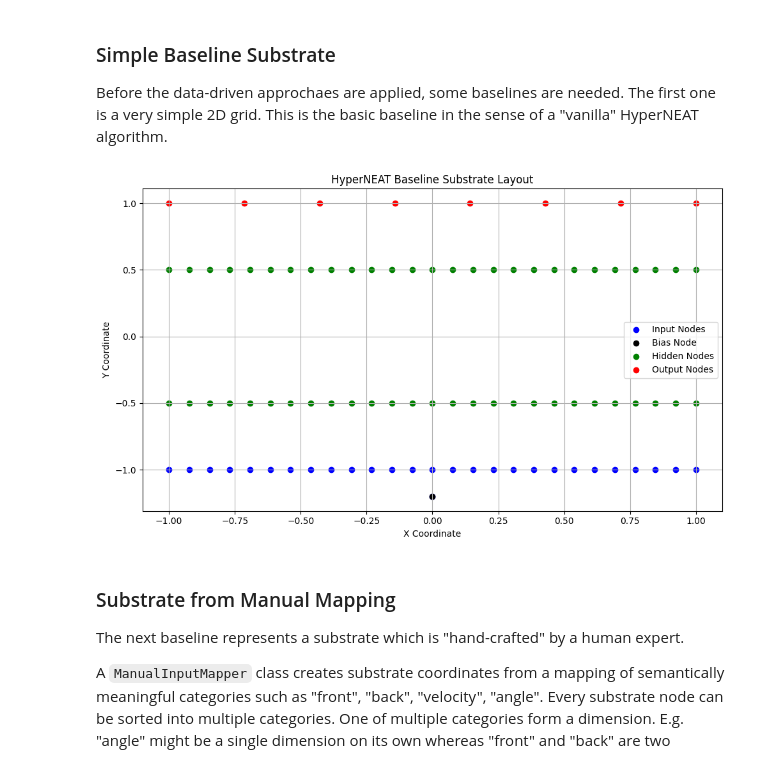
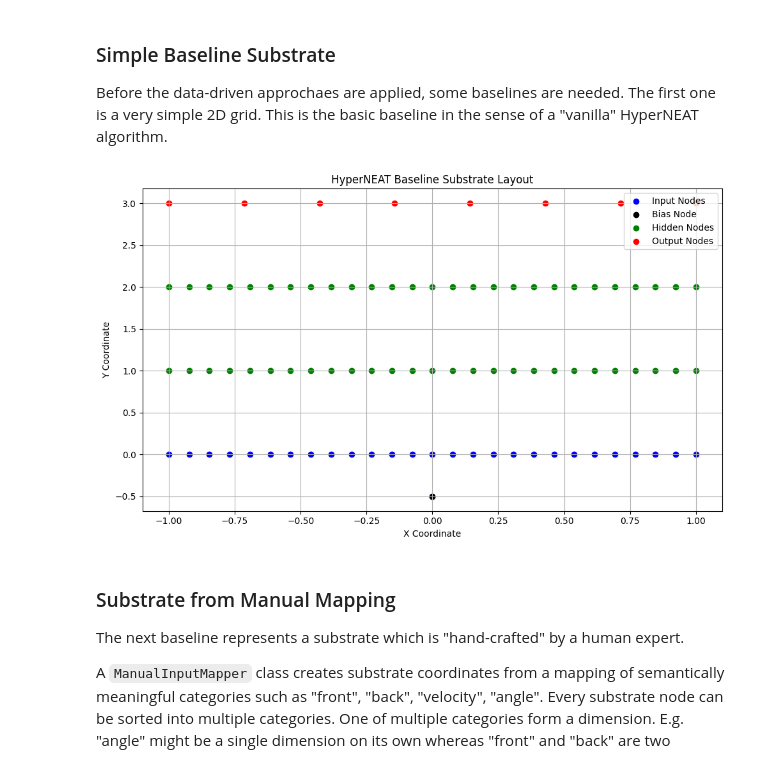
Before and after one commit to A-Gruber-IU/hyperneat_substrates, a Jupyter notebook: main.ipynb, the cells around one changed output. Saved outputs shown, nothing was run; the diff lists cells and outputs as text; code cells hidden in the pictures.

```diff
--- a/main.ipynb
+++ b/main.ipynb
@@ -139,7 +139,7 @@ data_sources = {
     "random": random_data
 }
 
-substrate_coordinates = defaultdict(lambda: defaultdict(dict))
+analysis_io_coors = defaultdict(lambda: defaultdict(dict))
 # %% [markdown]
 ## Data Analysis
 
@@ -166,8 +166,8 @@ for data_label, data_array in data_sources.items():
             hidden_depth=config["substrate"]["hidden_depth"]
         )
         input_coors, output_coors = analyzer_pca.generate_io_coordinates()
-        substrate_coordinates[data_label][f"pca{percentage}"]["input_coors"] = input_coors
-        substrate_coordinates[data_label][f"pca{percentage}"]["output_coors"] = output_coors
+        analysis_io_coors[data_label][f"pca{percentage}"]["input_coors"] = input_coors
+        analysis_io_coors[data_label][f"pca{percentage}"]["output_coors"] = output_coors
         analyzer_pca.plot_variance(save_path=f"{OUTPUT_DIR}/data_analysis/pca_variance_{percentage}_{data_label}.png")
         analyzer_pca.plot_principal_components(save_path=f"{OUTPUT_DIR}/data_analysis/pca_heatmap_{percentage}_{data_label}.png")
         print("\n")
@@ -223,8 +223,8 @@ for data_label, data_array in data_sources.items():
         hidden_depth=config["substrate"]["hidden_depth"]
     )
     input_coors, output_coors = analyzer_fa.generate_io_coordinates()
-    substrate_coordinates[data_label]["fa"]["input_coors"] = input_coors
-    substrate_coordinates[data_label]["fa"]["output_coors"] = output_coors
+    analysis_io_coors[data_label]["fa"]["input_coors"] = input_coors
+    analysis_io_coors[data_label]["fa"]["output_coors"] = output_coors
     input_coors_fa, output_coors_fa = analyzer_fa.generate_io_coordinates()
     analyzer_fa.plot_factor_loadings(save_path=f"{OUTPUT_DIR}/data_analysis/fa_heatmap_{data_label}.png")
     print("\n")
@@ -272,8 +272,8 @@ for data_label, data_array in data_sources.items():
         hidden_depth=config["substrate"]["hidden_depth"]
     )
     input_coors_sdl, output_coors_sdl = analyzer_sdl.generate_io_coordinates()
-    substrate_coordinates[data_label]["sdl"]["input_coors"] = input_coors
-    substrate_coordinates[data_label]["sdl"]["output_coors"] = output_coors
+    analysis_io_coors[data_label]["sdl"]["input_coors"] = input_coors
+    analysis_io_coors[data_label]["sdl"]["output_coors"] = output_coors
     analyzer_sdl.plot_dictionary_atoms(save_path=f"{OUTPUT_DIR}/data_analysis/sdl_heatmap_{data_label}.png")
     print("\n")
 
@@ -328,53 +328,58 @@ substrates = defaultdict(lambda: defaultdict(dict))
 Before the data-driven approchaes are applied, some baselines are needed. The first one is a very simple 2D grid. This is the basic baseline in the sense of a "vanilla" HyperNEAT algorithm.
 # %%
 hidden_width_full = max(obs_size, act_size)
+hidden_depth = config["substrate"]["hidden_depth"]
 
-# Input neurons spaced horizontally from -1 to 1 at y = -1
-input_coors_simple_wo_bias = [(i / (obs_size - 1) * 2 - 1, -1) for i in range(obs_size)]
+# Input neurons spaced horizontally from -1 to 1 at y = 0
+input_coors_simple_wo_bias = [(i / (obs_size - 1) * 2 - 1, 0) for i in range(obs_size)]
 
 # Bias node placed slightly below input layer for distinctiveness
-bias_coor_simple = [(0, -1.2)]
+bias_coor_simple = [(0, -0.5)]
 
-# Hidden neurons spaced in a grid from y = -0.5 to 0.5 to avoid overlap with input and output layers
+# Hidden neurons spaced out evenly between input and output
 hidden_coors_simple = [
-    ((i / (hidden_width_full - 1) * 2 - 1), (j / max(1,(config["substrate"]["hidden_depth"] - 1)) * 1.0 - 0.5))
-    for j in range(config["substrate"]["hidden_depth"])
+    ((i / (hidden_width_full - 1) * 2 - 1), (j / max(1,(hidden_depth - 1)) * (hidden_depth - 1) + 1.0))
+    for j in range(hidden_depth)
     for i in range(hidden_width_full)
 ]
 
 # Output neurons spaced horizontally from -1 to 1 at y = 1
-output_coors_simple = [(i / (act_size - 1) * 2 - 1, 1) for i in range(act_size)]
+output_coors_simple = [(i / (act_size - 1) * 2 - 1, (hidden_depth+1)) for i in range(act_size)]
 
 input_coors_simple = input_coors_simple_wo_bias + bias_coor_simple
 
-substrates["manual"]["simple"] = FullSubstrate(
+substrates["manual"]["simple"]["substrate"] = FullSubstrate(
     input_coors=input_coors_simple,
     hidden_coors=hidden_coors_simple,
     output_coors=output_coors_simple,
 )
+
+substrates["manual"]["simple"]["input_coors"] = input_coors_simple
+substrates["manual"]["simple"]["hidden_coors"] = hidden_coors_simple
+substrates["manual"]["simple"]["output_coors"] = output_coors_simple
 
 plt.figure(figsize=(10, 6))
 
 # Plot each layer with different colors
 x, y = zip(*input_coors_simple)
 plt.scatter(x, y, c='blue', label='Input Nodes')
 x, y = zip(*bias_coor_simple)
 plt.scatter(x, y, c='black', label='Bias Node')
 x, y = zip(*hidden_coors_simple)
 plt.scatter(x, y, c='green', label='Hidden Nodes')
 x, y = zip(*output_coors_simple)
 plt.scatter(x, y, c='red', label='Output Nodes')
 
 plt.title('HyperNEAT Baseline Substrate Layout')
 plt.xlabel('X Coordinate')
 plt.ylabel('Y Coordinate')
 plt.legend()
 plt.grid(True)
 plt.tight_layout()
 plt.savefig(f"{OUTPUT_DIR}/baseline_substrate")
 plt.show()
 # %% [output]
-[figure, old version]
+[figure, new version]
 # %% [markdown]
 ### Substrate from Manual Mapping
 
```
Also changed, not shown: parts of 3 cells of this notebook, 1 other file.
